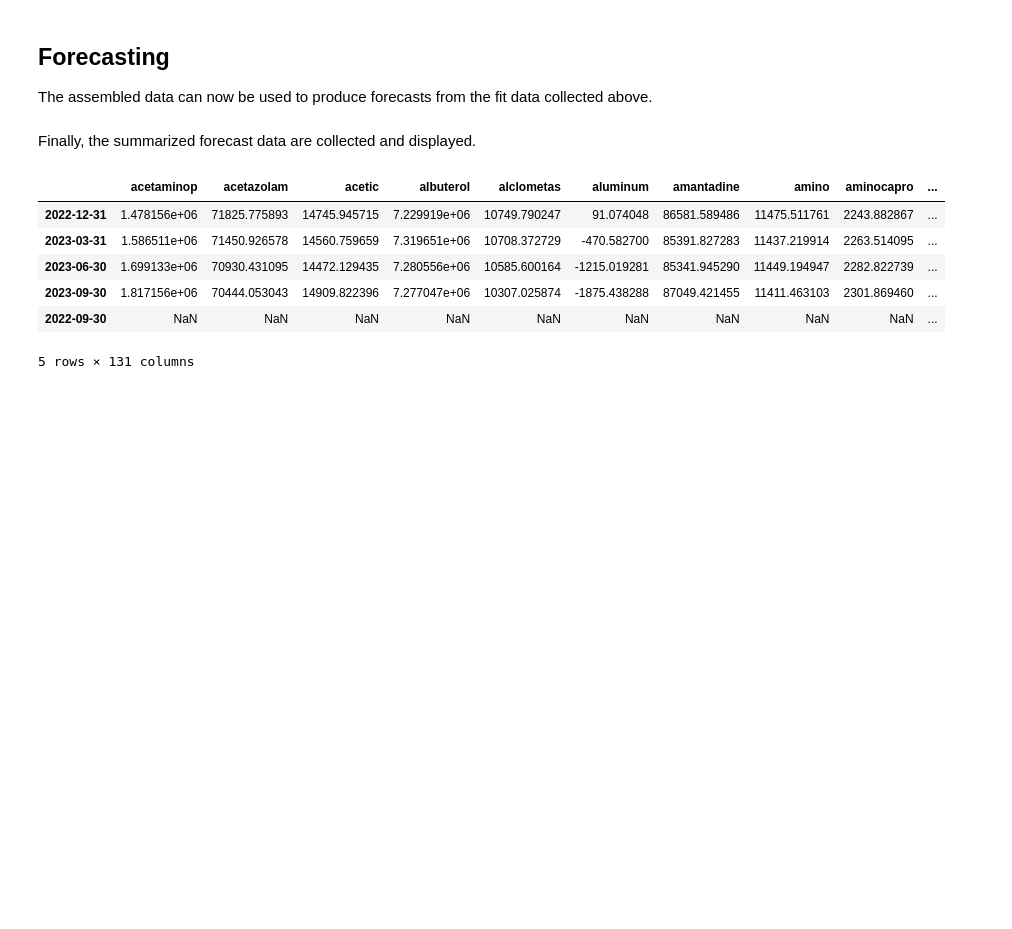
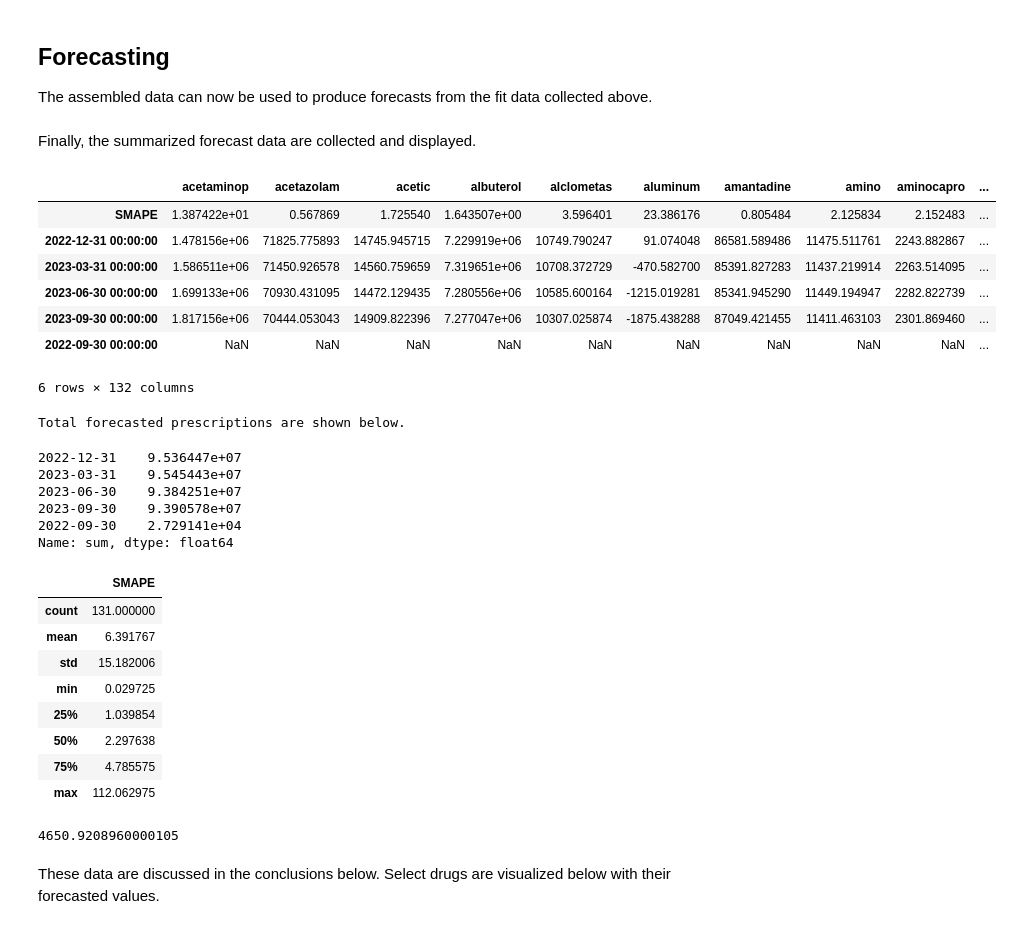
Before and after one commit to AlbertWKing/Medicaid-Capstone, a Jupyter notebook: AlbertKing_MedicaidCapstone_Book4.ipynb, the cells around one changed output. Drawn from its saved outputs; the diff is of its cells as text; code cells hidden in the pictures; blank space fills up the shorter version.

```diff
--- a/AlbertKing_MedicaidCapstone_Book4.ipynb
+++ b/AlbertKing_MedicaidCapstone_Book4.ipynb
@@ -588,19 +588,64 @@ for run in runs.keys():
     forecasts[run] = forecast['mean']
 # %% [markdown]
 Finally, the summarized forecast data are collected and displayed.
-# %%
-# review forecasted data
-
-# convert forecasts dict to dataframe
-all_forecasts = pd.DataFrame.from_dict(forecasts, orient='index').T
-
-# display all data forecasted
-display(all_forecasts)
-# %% [output]
-|  | acetaminop | acetazolam | acetic | albuterol | alclometas | aluminum | amantadine | amino | aminocapro | ... |
-| 2022-12-31 | 1.478156e+06 | 71825.775893 | 14745.945715 | 7.229919e+06 | 10749.790247 | 91.074048 | 86581.589486 | 11475.511761 | 2243.882867 | ... |
-| 2023-03-31 | 1.586511e+06 | 71450.926578 | 14560.759659 | 7.319651e+06 | 10708.372729 | -470.582700 | 85391.827283 | 11437.219914 | 2263.514095 | ... |
-| 2023-06-30 | 1.699133e+06 | 70930.431095 | 14472.129435 | 7.280556e+06 | 10585.600164 | -1215.019281 | 85341.945290 | 11449.194947 | 2282.822739 | ... |
-| 2023-09-30 | 1.817156e+06 | 70444.053043 | 14909.822396 | 7.277047e+06 | 10307.025874 | -1875.438288 | 87049.421455 | 11411.463103 | 2301.869460 | ... |
-| 2022-09-30 | NaN | NaN | NaN | NaN | NaN | NaN | NaN | NaN | NaN | ... |
-5 rows × 131 columns
+# %%
+# review forecasted data
+
+# convert forecasts dict to dataframe
+all_forecasts = pd.DataFrame.from_dict(forecasts, orient='index').T
+
+all_forecasts['sum'] = all_forecasts.sum(axis=1)
+
+# empty dict for SMAPE values
+eval_dict = {}
+
+# iterate through runs keys to get the SMAPEs form the Final_Results object
+for run in runs.keys():
+    eval_dict[run] = runs[run][1].test_eval
+
+# dict of SMAPEs to df
+eval_df = pd.DataFrame.from_dict(eval_dict, orient='index', columns = ['SMAPE'])
+
+# concatenate the forecasts and SMAPEs
+forecast_df = pd.concat([eval_df.T, all_forecasts], axis=0)
+
+# display all data forecasted
+display(forecast_df)
+
+# display sums for the forecasts
+print('Total forecasted prescriptions are shown below.')
+display(all_forecasts['sum'])
+
+# display summary of SMAPE data
+display(eval_df.describe())
+# %% [output]
+|  | acetaminop | acetazolam | acetic | albuterol | alclometas | aluminum | amantadine | amino | aminocapro | ... |
+| SMAPE | 1.387422e+01 | 0.567869 | 1.725540 | 1.643507e+00 | 3.596401 | 23.386176 | 0.805484 | 2.125834 | 2.152483 | ... |
+| 2022-12-31 00:00:00 | 1.478156e+06 | 71825.775893 | 14745.945715 | 7.229919e+06 | 10749.790247 | 91.074048 | 86581.589486 | 11475.511761 | 2243.882867 | ... |
+| 2023-03-31 00:00:00 | 1.586511e+06 | 71450.926578 | 14560.759659 | 7.319651e+06 | 10708.372729 | -470.582700 | 85391.827283 | 11437.219914 | 2263.514095 | ... |
+| 2023-06-30 00:00:00 | 1.699133e+06 | 70930.431095 | 14472.129435 | 7.280556e+06 | 10585.600164 | -1215.019281 | 85341.945290 | 11449.194947 | 2282.822739 | ... |
+| 2023-09-30 00:00:00 | 1.817156e+06 | 70444.053043 | 14909.822396 | 7.277047e+06 | 10307.025874 | -1875.438288 | 87049.421455 | 11411.463103 | 2301.869460 | ... |
+| 2022-09-30 00:00:00 | NaN | NaN | NaN | NaN | NaN | NaN | NaN | NaN | NaN | ... |
+6 rows × 132 columns
+Total forecasted prescriptions are shown below.
+2022-12-31    9.536447e+07
+2023-03-31    9.545443e+07
+2023-06-30    9.384251e+07
+2023-09-30    9.390578e+07
+2022-09-30    2.729141e+04
+Name: sum, dtype: float64
+|  | SMAPE |
+| count | 131.000000 |
+| mean | 6.391767 |
+| std | 15.182006 |
+| min | 0.029725 |
+| 25% | 1.039854 |
+| 50% | 2.297638 |
+| 75% | 4.785575 |
+| max | 112.062975 |
+# %%
+91408.016570-86757.095674
+# %% [output]
+4650.9208960000105
+# %% [markdown]
+These data are discussed in the conclusions below. Select drugs are visualized below with their forecasted values.
```
Also changed, not shown: parts of 6 cells of this notebook, 12 other files.
